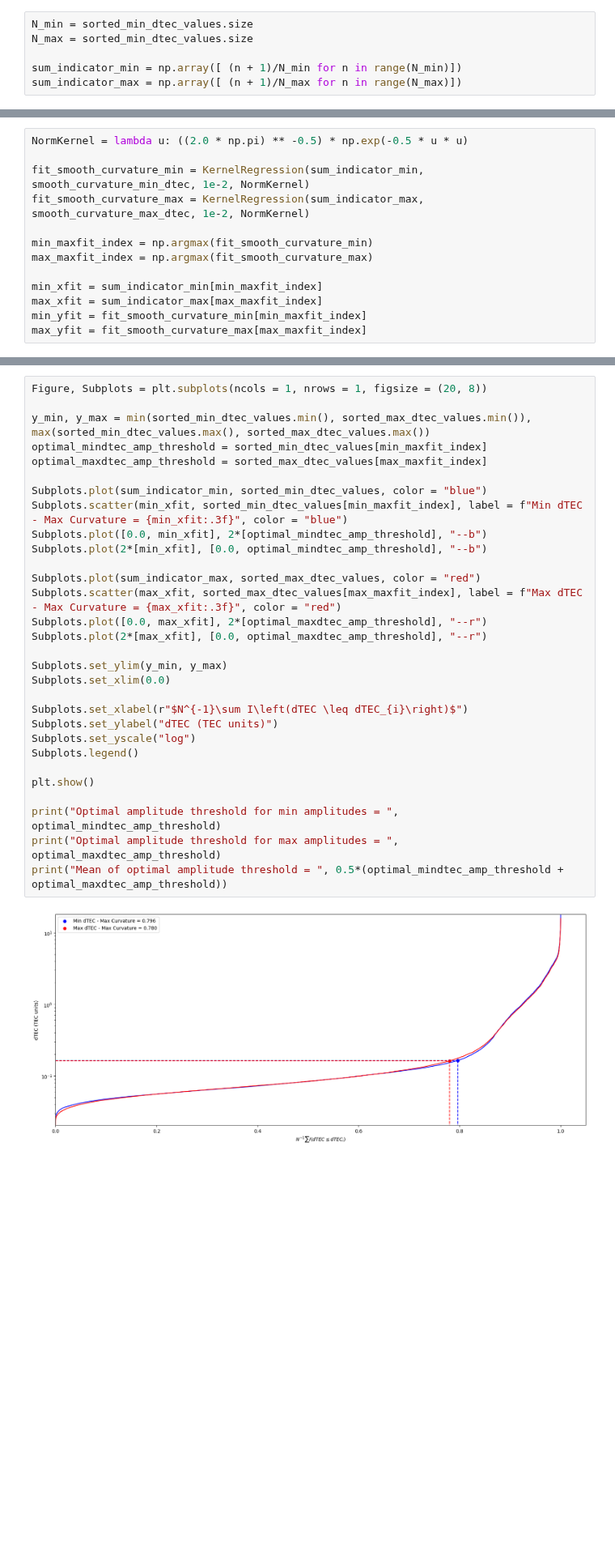
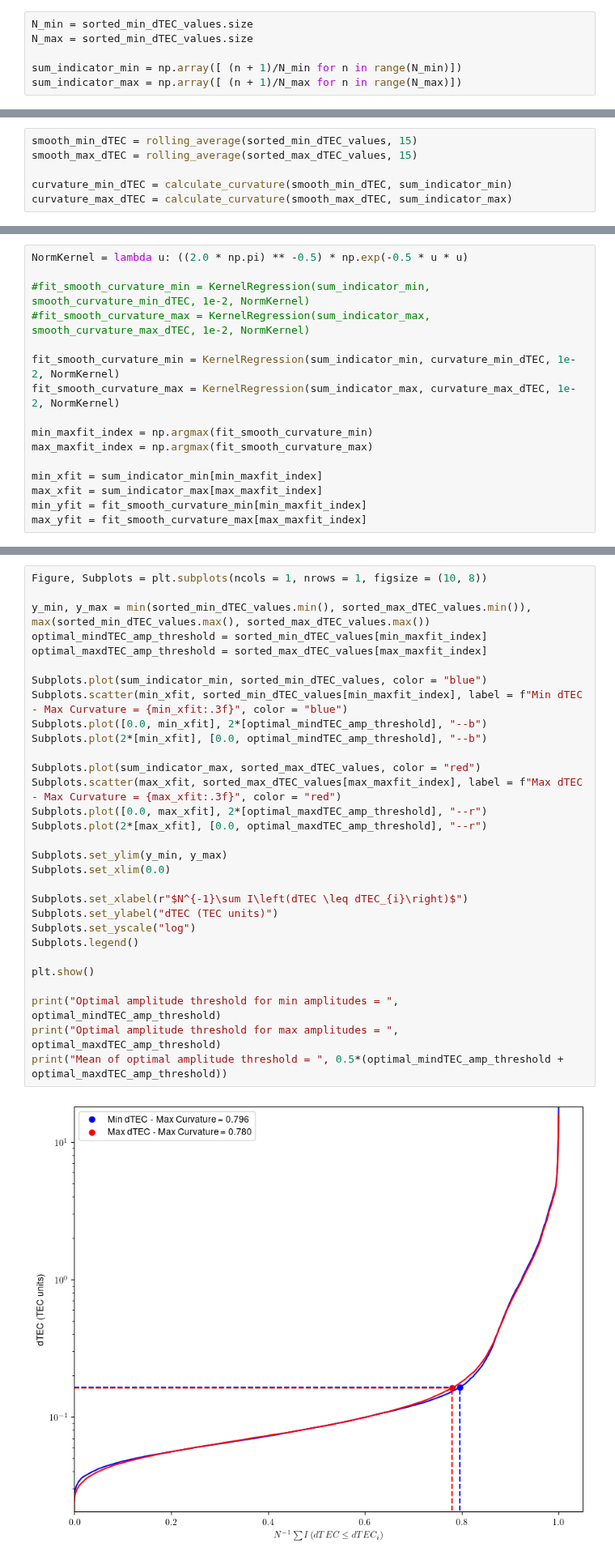
Before and after one commit to FedeSS99/ClusterTEC, a Jupyter notebook: EDA_VTECseries.ipynb, the cells around one changed output, grey strips where cells are left out. Shown at 81% size. Cells and saved outputs as stored; diff of their text form; blank space fills up the shorter version.

```diff
--- a/EDA_VTECseries.ipynb
+++ b/EDA_VTECseries.ipynb
@@ -45,6 +53,6 @@ plt.show()
 # %%
-N_min = sorted_min_dtec_values.size
-N_max = sorted_min_dtec_values.size
+N_min = sorted_min_dTEC_values.size
+N_max = sorted_min_dTEC_values.size
 
 sum_indicator_min = np.array([ (n + 1)/N_min for n in range(N_min)])
 sum_indicator_max = np.array([ (n + 1)/N_max for n in range(N_max)])
@@ -120,3 +119,9 @@ smooth_curvature_max_dtec = rolling_average(curvature_max_dtec, 15)
+# %%
+smooth_min_dTEC = rolling_average(sorted_min_dTEC_values, 15)
+smooth_max_dTEC = rolling_average(sorted_max_dTEC_values, 15)
+
+curvature_min_dTEC = calculate_curvature(smooth_min_dTEC, sum_indicator_min)
+curvature_max_dTEC = calculate_curvature(smooth_max_dTEC, sum_indicator_max)
 # %%
 def KernelRegression(X, Y, h, Kernel):
     X_reshape = X.reshape((1, X.size))
@@ -127,8 +132,11 @@ def KernelRegression(X, Y, h, Kernel):
 # %%
 NormKernel = lambda u: ((2.0 * np.pi) ** -0.5) * np.exp(-0.5 * u * u)
 
-fit_smooth_curvature_min = KernelRegression(sum_indicator_min, smooth_curvature_min_dtec, 1e-2, NormKernel)
-fit_smooth_curvature_max = KernelRegression(sum_indicator_max, smooth_curvature_max_dtec, 1e-2, NormKernel)
+#fit_smooth_curvature_min = KernelRegression(sum_indicator_min, smooth_curvature_min_dTEC, 1e-2, NormKernel)
+#fit_smooth_curvature_max = KernelRegression(sum_indicator_max, smooth_curvature_max_dTEC, 1e-2, NormKernel)
+
+fit_smooth_curvature_min = KernelRegression(sum_indicator_min, curvature_min_dTEC, 1e-2, NormKernel)
+fit_smooth_curvature_max = KernelRegression(sum_indicator_max, curvature_max_dTEC, 1e-2, NormKernel)
 
 min_maxfit_index = np.argmax(fit_smooth_curvature_min)
 max_maxfit_index = np.argmax(fit_smooth_curvature_max)
@@ -169,35 +175,35 @@ plt.show()
 # %%
-Figure, Subplots = plt.subplots(ncols = 1, nrows = 1, figsize = (20, 8))
+Figure, Subplots = plt.subplots(ncols = 1, nrows = 1, figsize = (10, 8))
 
-y_min, y_max = min(sorted_min_dtec_values.min(), sorted_max_dtec_values.min()), max(sorted_min_dtec_values.max(), sorted_max_dtec_values.max())
-optimal_mindtec_amp_threshold = sorted_min_dtec_values[min_maxfit_index]
-optimal_maxdtec_amp_threshold = sorted_max_dtec_values[max_maxfit_index]
+y_min, y_max = min(sorted_min_dTEC_values.min(), sorted_max_dTEC_values.min()), max(sorted_min_dTEC_values.max(), sorted_max_dTEC_values.max())
+optimal_mindTEC_amp_threshold = sorted_min_dTEC_values[min_maxfit_index]
+optimal_maxdTEC_amp_threshold = sorted_max_dTEC_values[max_maxfit_index]
 
-Subplots.plot(sum_indicator_min, sorted_min_dtec_values, color = "blue")
-Subplots.scatter(min_xfit, sorted_min_dtec_values[min_maxfit_index], label = f"Min dTEC - Max Curvature = {min_xfit:.3f}", color = "blue")
-Subplots.plot([0.0, min_xfit], 2*[optimal_mindtec_amp_threshold], "--b")
-Subplots.plot(2*[min_xfit], [0.0, optimal_mindtec_amp_threshold], "--b")
+Subplots.plot(sum_indicator_min, sorted_min_dTEC_values, color = "blue")
+Subplots.scatter(min_xfit, sorted_min_dTEC_values[min_maxfit_index], label = f"Min dTEC - Max Curvature = {min_xfit:.3f}", color = "blue")
+Subplots.plot([0.0, min_xfit], 2*[optimal_mindTEC_amp_threshold], "--b")
+Subplots.plot(2*[min_xfit], [0.0, optimal_mindTEC_amp_threshold], "--b")
 
-Subplots.plot(sum_indicator_max, sorted_max_dtec_values, color = "red")
-Subplots.scatter(max_xfit, sorted_max_dtec_values[max_maxfit_index], label = f"Max dTEC - Max Curvature = {max_xfit:.3f}", color = "red")
-Subplots.plot([0.0, max_xfit], 2*[optimal_maxdtec_amp_threshold], "--r")
-Subplots.plot(2*[max_xfit], [0.0, optimal_maxdtec_amp_threshold], "--r")
+Subplots.plot(sum_indicator_max, sorted_max_dTEC_values, color = "red")
+Subplots.scatter(max_xfit, sorted_max_dTEC_values[max_maxfit_index], label = f"Max dTEC - Max Curvature = {max_xfit:.3f}", color = "red")
+Subplots.plot([0.0, max_xfit], 2*[optimal_maxdTEC_amp_threshold], "--r")
+Subplots.plot(2*[max_xfit], [0.0, optimal_maxdTEC_amp_threshold], "--r")
 
 Subplots.set_ylim(y_min, y_max)
 Subplots.set_xlim(0.0)
 
 Subplots.set_xlabel(r"$N^{-1}\sum I\left(dTEC \leq dTEC_{i}\right)$")
 Subplots.set_ylabel("dTEC (TEC units)")
 Subplots.set_yscale("log")
 Subplots.legend()
 
 plt.show()
 
-print("Optimal amplitude threshold for min amplitudes = ", optimal_mindtec_amp_threshold)
-print("Optimal amplitude threshold for max amplitudes = ", optimal_maxdtec_amp_threshold)
-print("Mean of optimal amplitude threshold = ", 0.5*(optimal_mindtec_amp_threshold + optimal_maxdtec_amp_threshold))
+print("Optimal amplitude threshold for min amplitudes = ", optimal_mindTEC_amp_threshold)
+print("Optimal amplitude threshold for max amplitudes = ", optimal_maxdTEC_amp_threshold)
+print("Mean of optimal amplitude threshold = ", 0.5*(optimal_mindTEC_amp_threshold + optimal_maxdTEC_amp_threshold))
 # %% [output]
-[figure, old version]
+[figure, new version]
 Optimal amplitude threshold for min amplitudes =  0.16425432774689064
 Optimal amplitude threshold for max amplitudes =  0.1622449545280169
 Mean of optimal amplitude threshold =  0.16324964113745377
```
Also changed, not shown: parts of 6 cells of this notebook.
